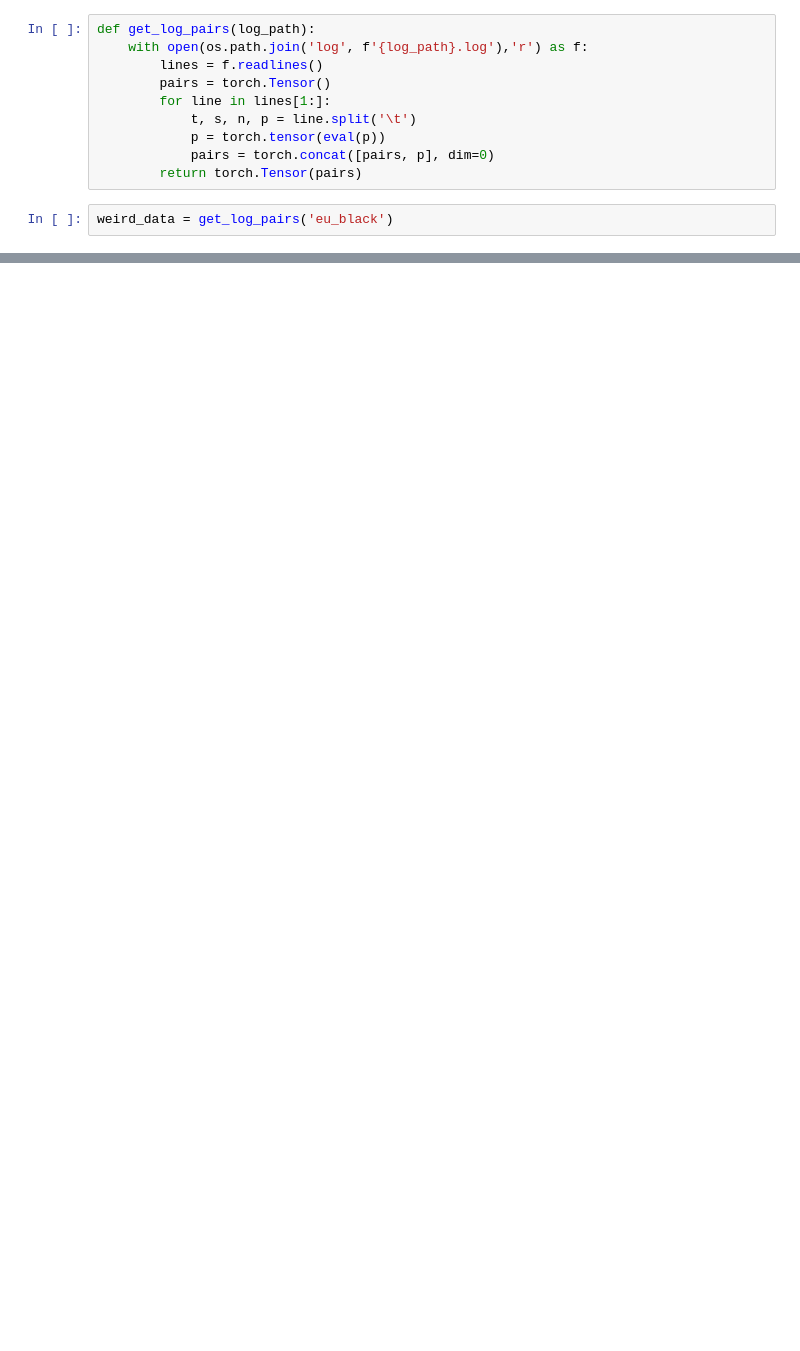
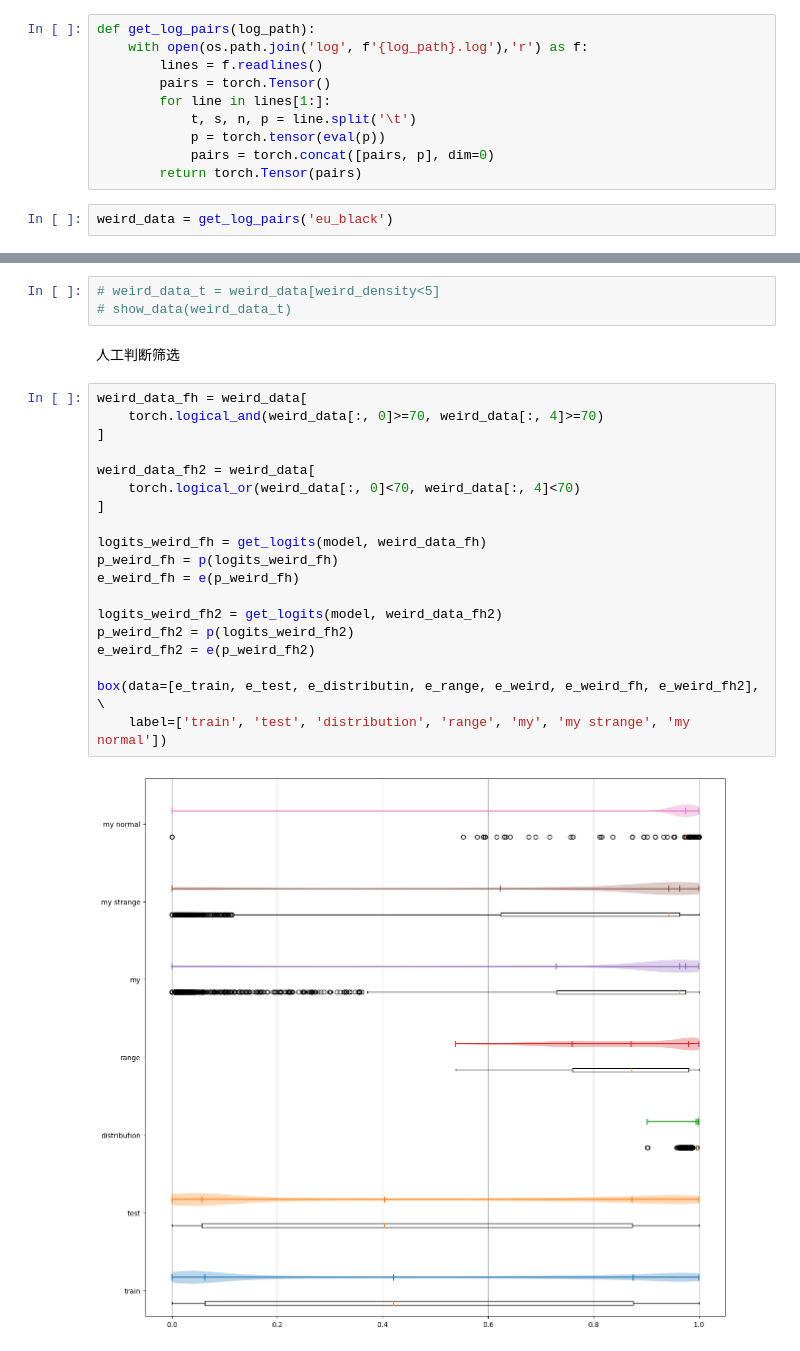
Before and after one commit to UnitDan/substantiating-for-fairness-auditing, a Jupyter notebook: test_mia.ipynb, the cells around one changed output, grey strips where cells are left out. Drawn from its saved outputs; the diff is of its cells as text; blank space fills up the shorter version.

```diff
--- a/test_mia.ipynb
+++ b/test_mia.ipynb
@@ -145,0 +302,26 @@ display(adult.get_original_feature(weird_data))
+# %%
+# weird_data_t = weird_data[weird_density<5]
+# show_data(weird_data_t)
+# %% [markdown]
+人工判断筛选
+# %%
+weird_data_fh = weird_data[
+    torch.logical_and(weird_data[:, 0]>=70, weird_data[:, 4]>=70)
+]
+
+weird_data_fh2 = weird_data[
+    torch.logical_or(weird_data[:, 0]<70, weird_data[:, 4]<70)
+]
+
+logits_weird_fh = get_logits(model, weird_data_fh)
+p_weird_fh = p(logits_weird_fh)
+e_weird_fh = e(p_weird_fh)
+
+logits_weird_fh2 = get_logits(model, weird_data_fh2)
+p_weird_fh2 = p(logits_weird_fh2)
+e_weird_fh2 = e(p_weird_fh2)
+
+box(data=[e_train, e_test, e_distributin, e_range, e_weird, e_weird_fh, e_weird_fh2], \
+    label=['train', 'test', 'distribution', 'range', 'my', 'my strange', 'my normal'])
+# %% [output]
+[figure, added]
```
Also changed, not shown: parts of 39 cells of this notebook, 7 other files.
